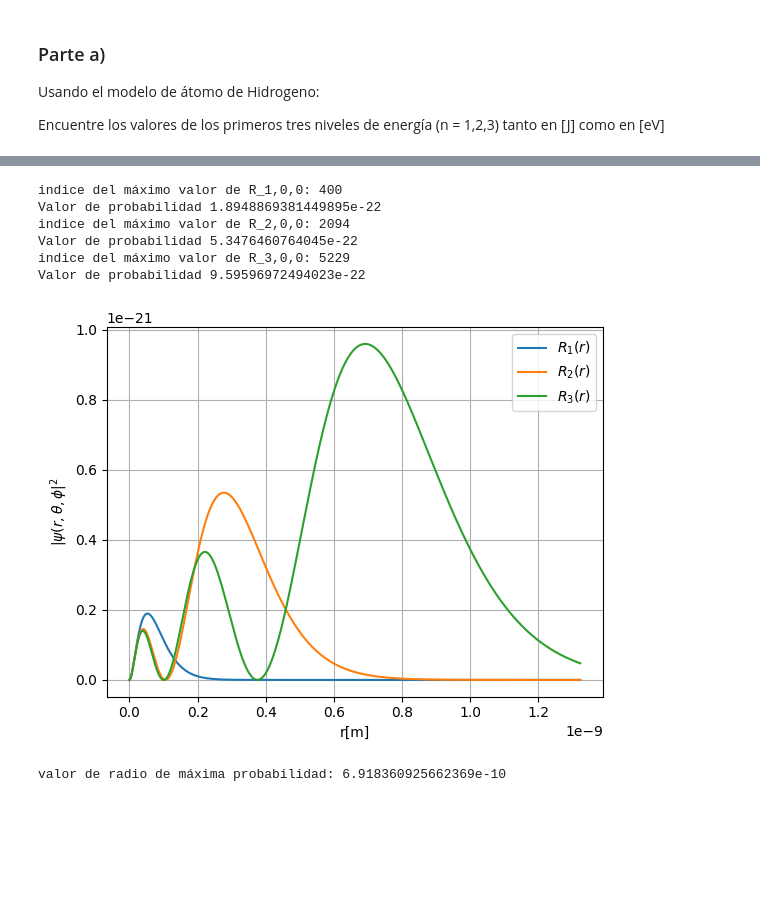
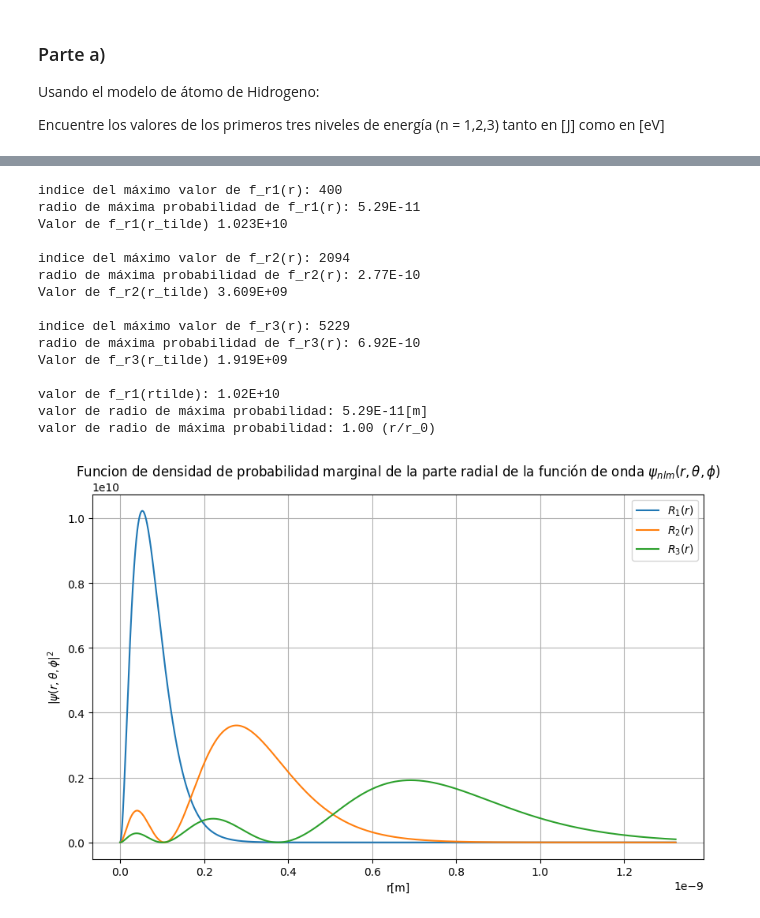
Before and after one commit to Felipeipe/t1_analogicos, a Jupyter notebook: Tarea 1 Analógicos.ipynb, the cells around one changed output, grey strips where cells are left out. Drawn from its saved outputs; the diff is of its cells as text; code cells hidden in the pictures; blank space fills up the shorter version.

```diff
--- a/Tarea 1 Analógicos.ipynb
+++ b/Tarea 1 Analógicos.ipynb
@@ -46,7 +48,7 @@ $$
 r_0 = (4 * pi * epsilon_0 * hbar ** 2) /(m_e * e**2) # cálculo de radio r_0
 
 def C(b,n,l):
-    return np.sqrt(factorial(n-l-1)/(2 * n * factorial(n+l)) )
+    return np.sqrt(factorial(n-l-1)/(2 * n * factorial(n+l)) * (b)**3)
 
 def radial(r,n,l,m):
     b = 2 / (n * r_0)
@@ -58,7 +60,7 @@ def radial(r,n,l,m):
 def angular(theta, phi,n,l,m):
     return sph_harm(m,l,theta,phi)
 
-def psi(r, theta, phi, r_0, n, l, m):
+def psi(r, theta, phi, n, l, m):
     return radial(r,n,l,m) * angular(theta,phi,n,l,m)
 # %% [markdown]
 La función $\psi_{nlm}$ puede ser expresada como:
@@ -115,29 +117,51 @@ P(r) = |r\cdot R_{n00}(r)|^2
 $$
 # %%
-def P(r):
-    return r**2 * abs( radial(r, n, 0, 0)) ** 2
+def PDF(r,n):
+    return r**2 * abs(radial(r, n, 0, 0)) ** 2
+
 
 I = np.linspace(0, 25 * r_0, 10000)
 
+plt.figure(figsize=(10,6))
 for n in range(1,4):
-    R_n00 = P(I)
-    index=np.argmax(R_n00)
-    print(f'indice del máximo valor de R_{n},0,0: {index}')
-    print(f'Valor de probabilidad {R_n00[index]}')
-    plt.plot(I,R_n00,label=rf"$R_{n}(r)$")
+    f_rn = PDF(I,n)
+    if n == 1:
+        f_rn_max = f_rn
+    index=np.argmax(f_rn)
+    print(f'indice del máximo valor de f_r{n}(r): {index}')
+    print(f'radio de máxima probabilidad de f_r{n}(r): {I[index]:.2E}')
+    print(f'Valor de f_r{n}(r_tilde) {f_rn[index]:.3E}\n')
+
+    plt.plot(I,f_rn,label=rf"$R_{n}(r)$")
+
+
+print(f'valor de f_r1(rtilde): {f_rn_max[400]:.2E}')
+print(f'valor de radio de máxima probabilidad: {I[400]:.2E}[m]')
+print(f'valor de radio de máxima probabilidad: {I[400]/r_0:.2f} (r/r_0)')
+
+
+
+
+plt.title(r"Funcion de densidad de probabilidad marginal de la parte radial de la función de onda $\psi_{nlm}(r,\theta,\phi)$")
 plt.xlabel("r[m]")
 plt.ylabel(r"$|\psi(r,\theta,\phi|^2$")
 plt.grid(True)
 plt.legend(loc='best')
 plt.show()
-
-print(f'valor de radio de máxima probabilidad: {I[5229]}')
 # %% [output]
-indice del máximo valor de R_1,0,0: 400
-Valor de probabilidad 1.8948869381449895e-22
-indice del máximo valor de R_2,0,0: 2094
-Valor de probabilidad 5.3476460764045e-22
-indice del máximo valor de R_3,0,0: 5229
-Valor de probabilidad 9.59596972494023e-22
+indice del máximo valor de f_r1(r): 400
+radio de máxima probabilidad de f_r1(r): 5.29E-11
+Valor de f_r1(r_tilde) 1.023E+10
+
+indice del máximo valor de f_r2(r): 2094
+radio de máxima probabilidad de f_r2(r): 2.77E-10
+Valor de f_r2(r_tilde) 3.609E+09
+
+indice del máximo valor de f_r3(r): 5229
+radio de máxima probabilidad de f_r3(r): 6.92E-10
+Valor de f_r3(r_tilde) 1.919E+09
+
+valor de f_r1(rtilde): 1.02E+10
+valor de radio de máxima probabilidad: 5.29E-11[m]
+valor de radio de máxima probabilidad: 1.00 (r/r_0)
-[figure, old version]
+[figure, new version]
-valor de radio de máxima probabilidad: 6.918360925662369e-10
```
Also changed, not shown: parts of 5 cells of this notebook.
